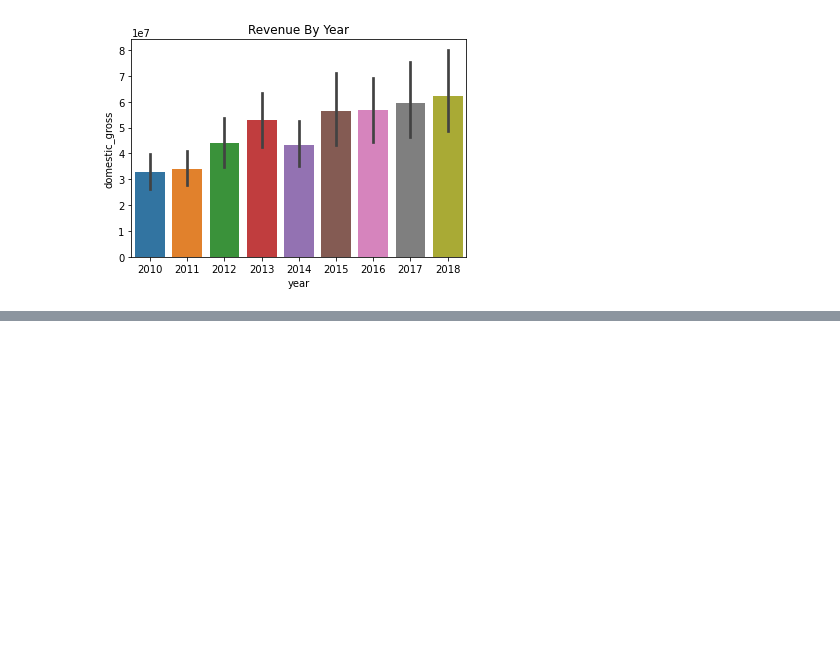
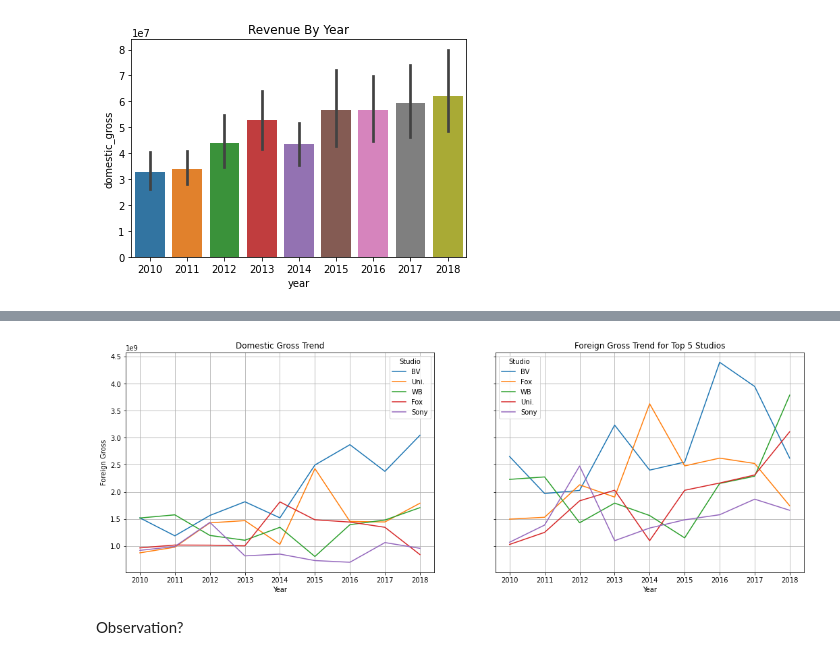
Before and after one commit to Moringa-Projects/Microsoft-Movies-Analysis-G4, a Jupyter notebook: student.ipynb, the cells around one changed output, grey strips where cells are left out. Cells and saved outputs as stored; diff of their text form; code cells hidden in the pictures; blank space fills up the shorter version.

```diff
--- a/student.ipynb
+++ b/student.ipynb
@@ -795,0 +789,8 @@ Name: genres, dtype: int64
+# %%
+#create domestic df:drop foreign gross
+domestic_gross_df = gross_df2.drop(columns='foreign_gross')
+domestic_gross_df['studio'].fillna('Unknown', inplace=True)
+
+domestic_gross_df.dropna(inplace=True,subset=['domestic_gross'])
+domestic_gross_df.reset_index(drop=True, inplace=True)
+domestic_gross_df.info()
@@ -795,0 +809,8 @@ Name: genres, dtype: int64
+# %%
+#create foreign df:drop domestic column and Nan values
+foreign_gross_df = gross_df2.drop(columns='domestic_gross')
+foreign_gross_df['studio'].fillna('Unknown', inplace=True)
+
+foreign_gross_df.dropna(inplace=True,subset=['foreign_gross'])
+foreign_gross_df.reset_index(drop=True, inplace=True)
+foreign_gross_df.info()
@@ -795,0 +861,32 @@ Name: genres, dtype: int64
+# %%
+fig, axes = plt.subplots(1,2, figsize=(18,6), sharey=True)
+#add domestic trend
+domestic_studio_year = domestic_gross_df.groupby(['year', 'studio'])['domestic_gross'].sum().unstack()
+
+domestic_top_studios = domestic_gross_df.groupby('studio')['domestic_gross'].sum().sort_values(ascending=False).head(5).index
+domestic_studio_year[domestic_top_studios].plot(ax=axes[0])
+
+axes[0].set_xlabel('Year')
+axes[0].set_ylabel('Foreign Gross')
+axes[0].set_title('Domestic Gross Trend')
+axes[0].legend(title='Studio')
+axes[0].grid(True)
+
+#add foreign trend
+
+foreign_studio_year = foreign_gross_df.groupby(['year', 'studio'])['foreign_gross'].sum().unstack()
+
+foreign_top_studios = foreign_gross_df.groupby('studio')['foreign_gross'].sum().sort_values(ascending=False).head(5).index
+foreign_studio_year[foreign_top_studios].plot(ax=axes[1])
+plt.xlabel('Year')
+plt.ylabel('Foreign gross')
+plt.title('Foreign Gross Trend for Top 5 Studios')
+plt.legend(title='Studio')
+
+
+plt.grid(True)
+plt.show()
+# %% [output]
+[figure, added]
+# %% [markdown]
+Observation?
```
Also changed, not shown: parts of 36 cells of this notebook.
